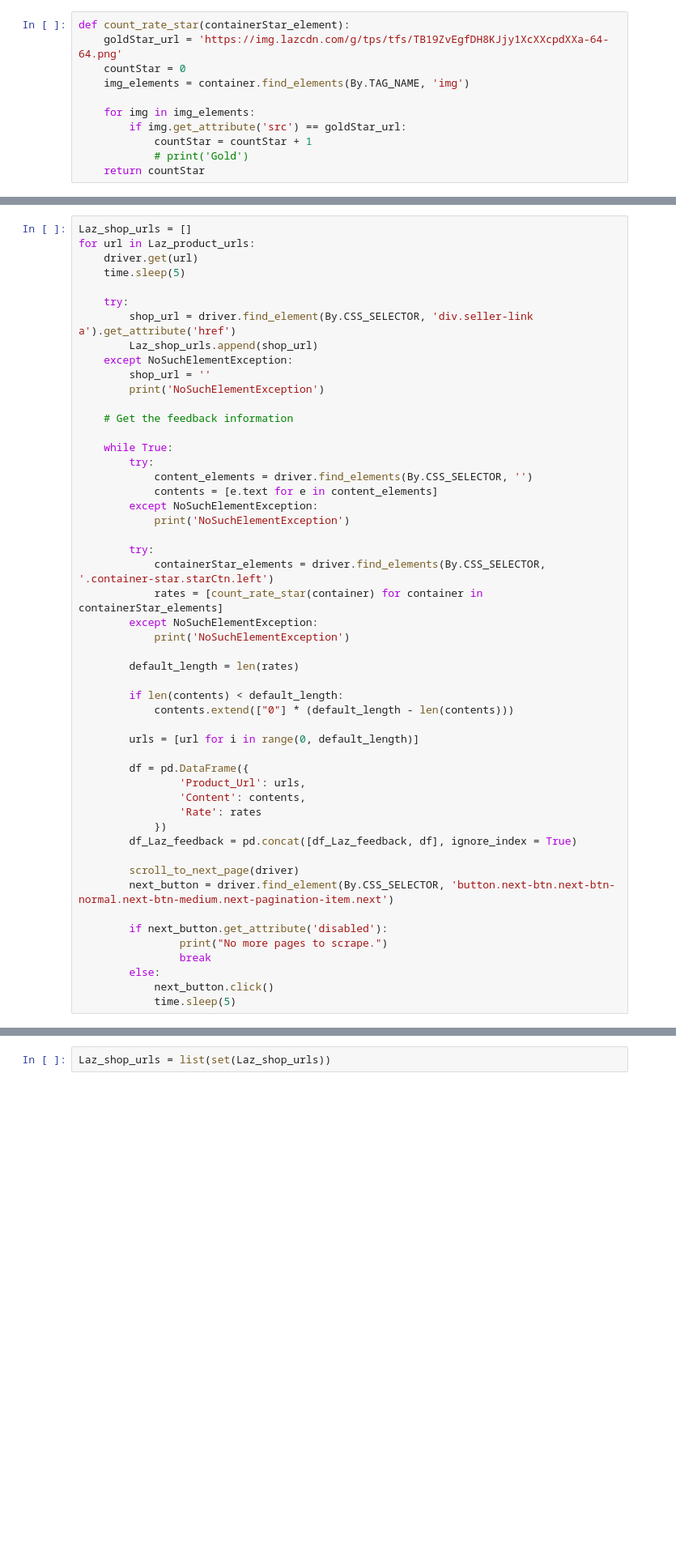
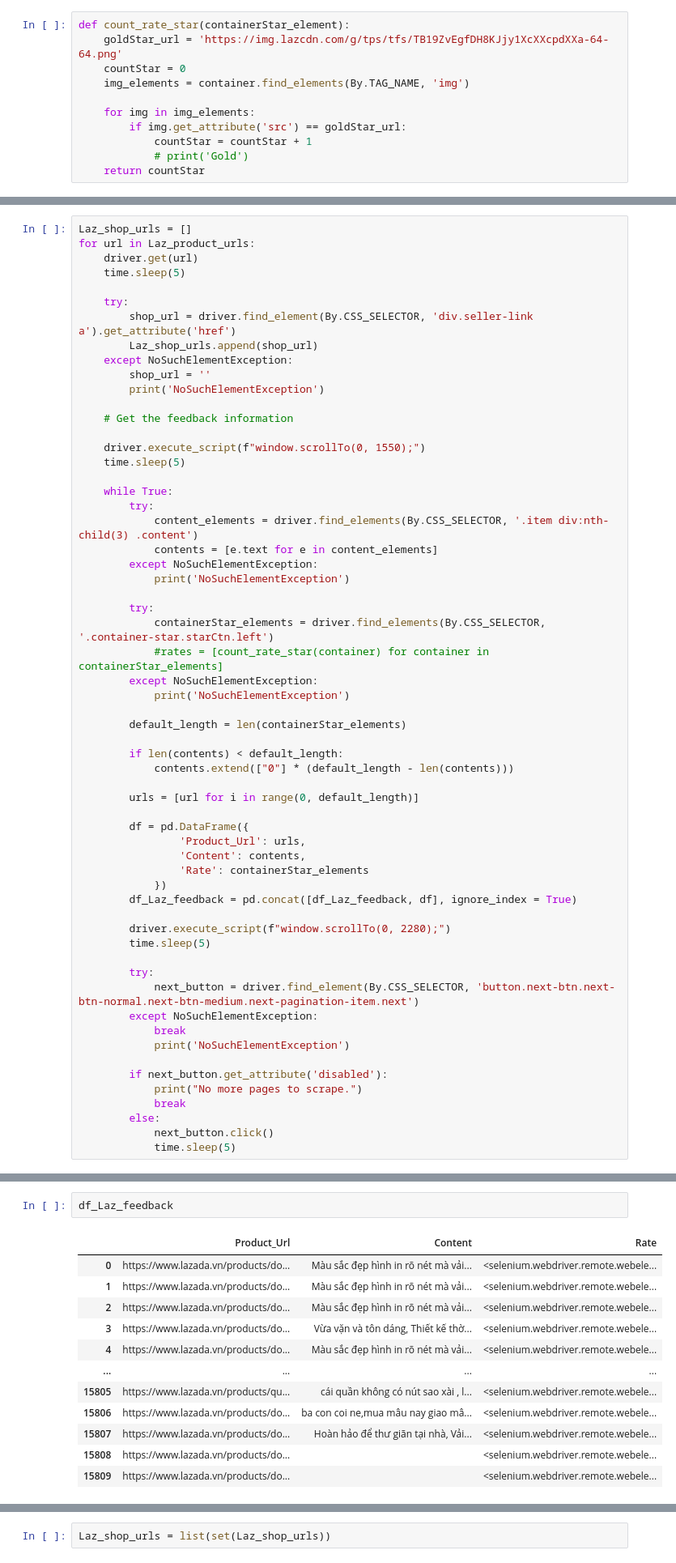
Before and after one commit to tathithienthanh/WomenFashionProductRecommendationSystem, a Jupyter notebook: Untitled.ipynb, the cells around one changed output, grey strips where cells are left out. Shown at 81% size. Drawn from its saved outputs; the diff is of its cells as text; blank space fills up the shorter version.

```diff
--- a/Untitled.ipynb
+++ b/Untitled.ipynb
@@ -265,20 +217,23 @@ for url in Laz_product_urls:
 
     # Get the feedback information
 
+    driver.execute_script(f"window.scrollTo(0, 1550);")
+    time.sleep(5)
+
     while True:
         try:
-            content_elements = driver.find_elements(By.CSS_SELECTOR, '')
+            content_elements = driver.find_elements(By.CSS_SELECTOR, '.item div:nth-child(3) .content')
             contents = [e.text for e in content_elements]
         except NoSuchElementException:
             print('NoSuchElementException')
 
         try:
             containerStar_elements = driver.find_elements(By.CSS_SELECTOR, '.container-star.starCtn.left')
-            rates = [count_rate_star(container) for container in containerStar_elements]
+            #rates = [count_rate_star(container) for container in containerStar_elements]
         except NoSuchElementException:
             print('NoSuchElementException')
 
-        default_length = len(rates)
+        default_length = len(containerStar_elements)
 
         if len(contents) < default_length:
             contents.extend(["0"] * (default_length - len(contents)))
@@ -288,16 +243,22 @@ for url in Laz_product_urls:
         df = pd.DataFrame({
                 'Product_Url': urls,
                 'Content': contents,
-                'Rate': rates
+                'Rate': containerStar_elements
             })
         df_Laz_feedback = pd.concat([df_Laz_feedback, df], ignore_index = True)
 
-        scroll_to_next_page(driver)
-        next_button = driver.find_element(By.CSS_SELECTOR, 'button.next-btn.next-btn-normal.next-btn-medium.next-pagination-item.next')
+        driver.execute_script(f"window.scrollTo(0, 2280);")
+        time.sleep(5)
+
+        try:
+            next_button = driver.find_element(By.CSS_SELECTOR, 'button.next-btn.next-btn-normal.next-btn-medium.next-pagination-item.next')
+        except NoSuchElementException:
+            break
+            print('NoSuchElementException')
 
         if next_button.get_attribute('disabled'):
-                print("No more pages to scrape.")
-                break
+            print("No more pages to scrape.")
+            break
         else:
             next_button.click()
             time.sleep(5)
@@ -365,2 +270,15 @@ No more pages to scrape.
 # %%
+df_Laz_feedback
 # %% [output]
+|  | Product_Url | Content | Rate |
+| 0 | https://www.lazada.vn/products/do... | Màu sắc đẹp hình in rõ nét mà vải... | <selenium.webdriver.remote.webele... |
+| 1 | https://www.lazada.vn/products/do... | Màu sắc đẹp hình in rõ nét mà vải... | <selenium.webdriver.remote.webele... |
+| 2 | https://www.lazada.vn/products/do... | Màu sắc đẹp hình in rõ nét mà vải... | <selenium.webdriver.remote.webele... |
+| 3 | https://www.lazada.vn/products/do... | Vừa vặn và tôn dáng, Thiết kế thờ... | <selenium.webdriver.remote.webele... |
+| 4 | https://www.lazada.vn/products/do... | Màu sắc đẹp hình in rõ nét mà vải... | <selenium.webdriver.remote.webele... |
+| ... | ... | ... | ... |
+| 15805 | https://www.lazada.vn/products/qu... | cái quần không có nút sao xài , l... | <selenium.webdriver.remote.webele... |
+| 15806 | https://www.lazada.vn/products/do... | ba con coi ne,mua mâu nay giao mâ... | <selenium.webdriver.remote.webele... |
+| 15807 | https://www.lazada.vn/products/do... | Hoàn hảo để thư giãn tại nhà, Vải... | <selenium.webdriver.remote.webele... |
+| 15808 | https://www.lazada.vn/products/do... |  | <selenium.webdriver.remote.webele... |
+| 15809 | https://www.lazada.vn/products/do... |  | <selenium.webdriver.remote.webele... |
```
Also changed, not shown: parts of 10 cells of this notebook.
